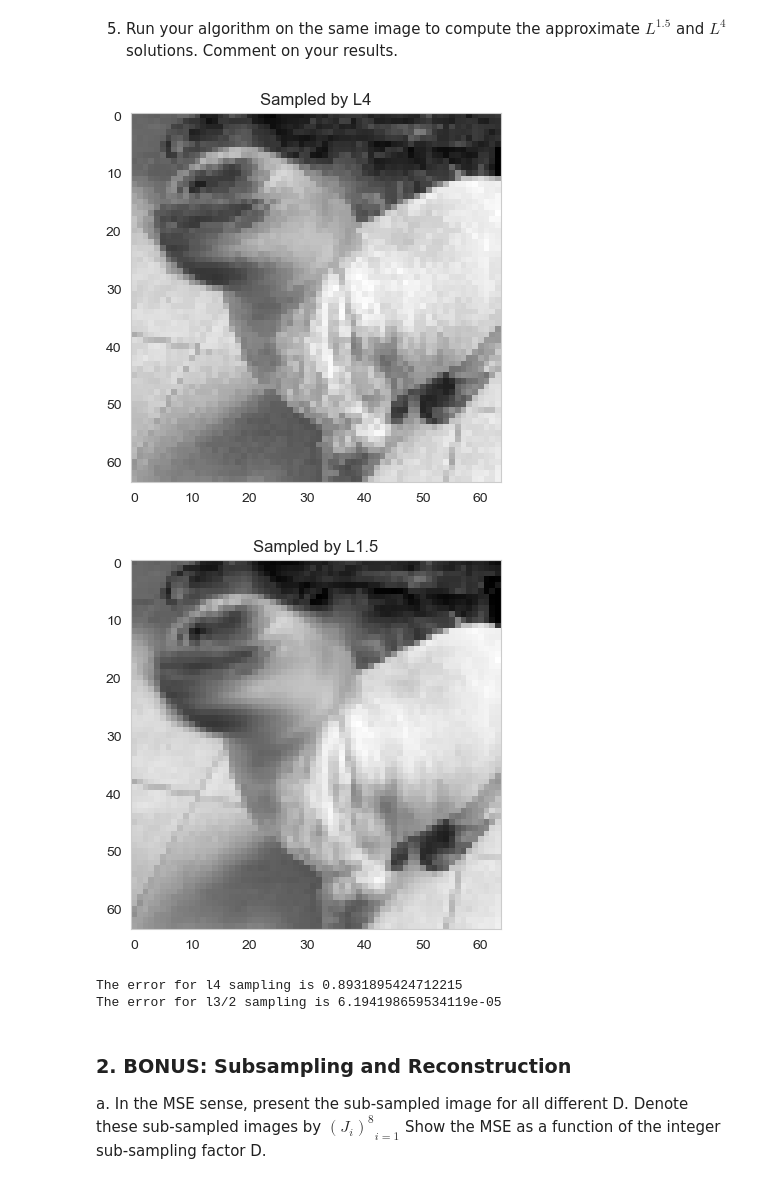
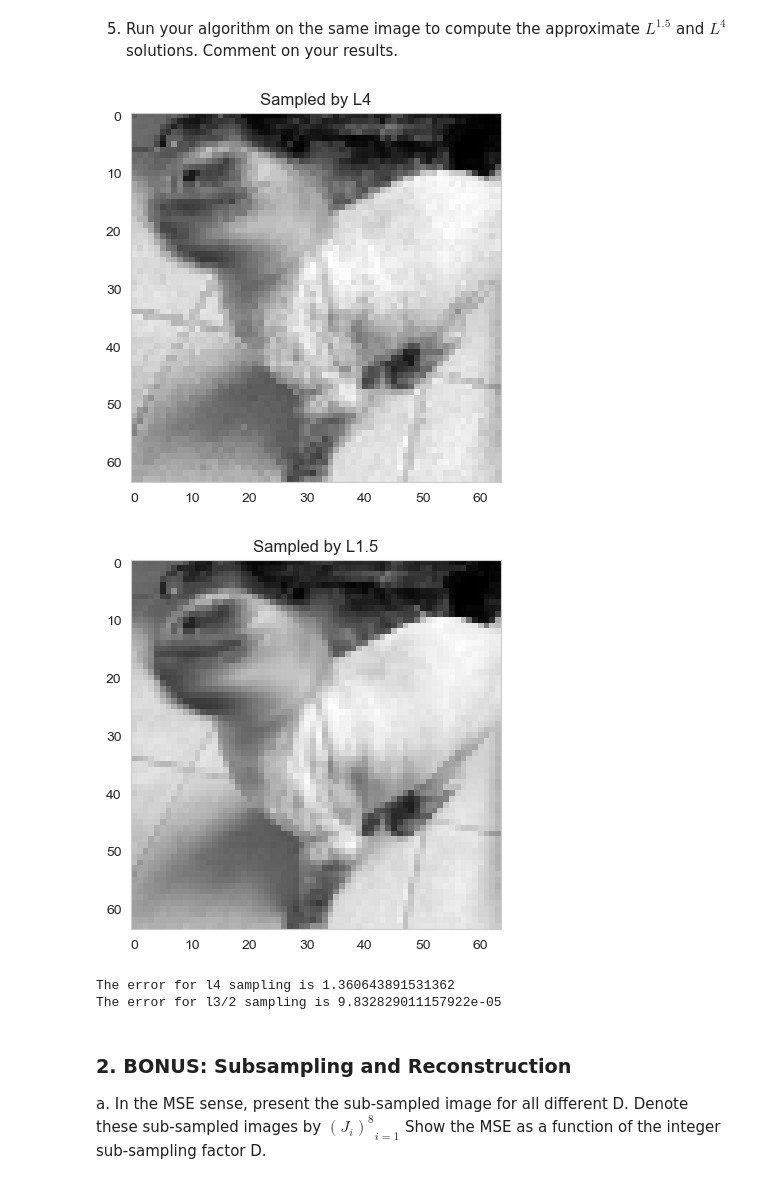
Before and after one commit to Av0cat0/IntroToDataProcessingAndRepresentation-cs236201-HW1, a Jupyter notebook: HW1.ipynb, the cells around one changed output. Cells and saved outputs as stored; diff of their text form; code cells hidden in the pictures.

```diff
--- a/HW1.ipynb
+++ b/HW1.ipynb
@@ -15,7 +15,7 @@ import numpy as np
 # %%
 og_image = Image.open("./Drillocato.jpg")
 gray_image = ImageOps.grayscale(og_image)
-gray_image = gray_image.resize((575,575))
+gray_image = gray_image.resize((512,512))
 gray_image_arr = np.reshape(gray_image, gray_image.size[0] * gray_image.size[1])
 display(gray_image)
 # %% [output]
@@ -228,8 +220,8 @@ def lp_solver(gray_img, N, p, epsilon, delta):
                 w = np.minimum(w, np.array(1/epsilon))
                 scaled_img = gray_img[scale_i:scale_i+scale,scale_j:scale_j+scale]
                 interval = scaled_img*w
-                img_sample[i][j]=delta if np.sum(w)<delta else np.sum(interval)/(np.sum(w))
-                total_lp_error += np.sum((np.abs(scaled_img-img_sample[i][j]))**(p))
+                img_sample[i][j]=0 if np.sum(w)<delta else np.sum(interval)/(np.sum(w))
+                total_lp_error += np.sum((np.abs(scaled_img-img_sample[i][j]))**p)
         new_lp_error = total_lp_error/(gray_img.size**2)
         if(np.abs(new_lp_error - old_lp_error) < delta):
             # Achieving the threshold, returning results
@@ -290,25 +282,25 @@ KeyboardInterrupt:
 # %% [markdown]
 5. Run your algorithm on the same image to compute the approximate $L^{1.5}$ and $L^4$ solutions. Comment on your results.
 # %%
-sampled_img_l4, l4_error=lp_solver(gray_image_float,64,4,0.001,0.01)
+sampled_img_l4, l4_error=lp_solver(gray_image_float,64,4,0.001,0.06)
 plt.imshow(sampled_img_l4, cmap='gray')
 plt.title("Sampled by L4")
 plt.grid(False)
 plt.show()
 
-sampled_img_l1dot5, l1dot5_error=lp_solver(gray_image_float,64,1.5,0.001,0.01)
+sampled_img_l1dot5, l1dot5_error=lp_solver(gray_image_float,64,1.5,0.001,0.06)
 plt.imshow(sampled_img_l1dot5, cmap='gray')
 plt.title("Sampled by L1.5")
 plt.grid(False)
 plt.show()
 
 print(f"The error for l4 sampling is {l4_error}")
 print(f"The error for l3/2 sampling is {l1dot5_error}")
 # %% [output]
-[figure, old version]
+[figure, new version]
-[figure, old version]
+[figure, new version]
-The error for l4 sampling is 0.8931895424712215
-The error for l3/2 sampling is 6.194198659534119e-05
+The error for l4 sampling is 1.360643891531362
+The error for l3/2 sampling is 9.832829011157922e-05
 # %% [markdown]
 ### 2.  BONUS: Subsampling and Reconstruction
 
```
Also changed, not shown: parts of 11 cells of this notebook.
